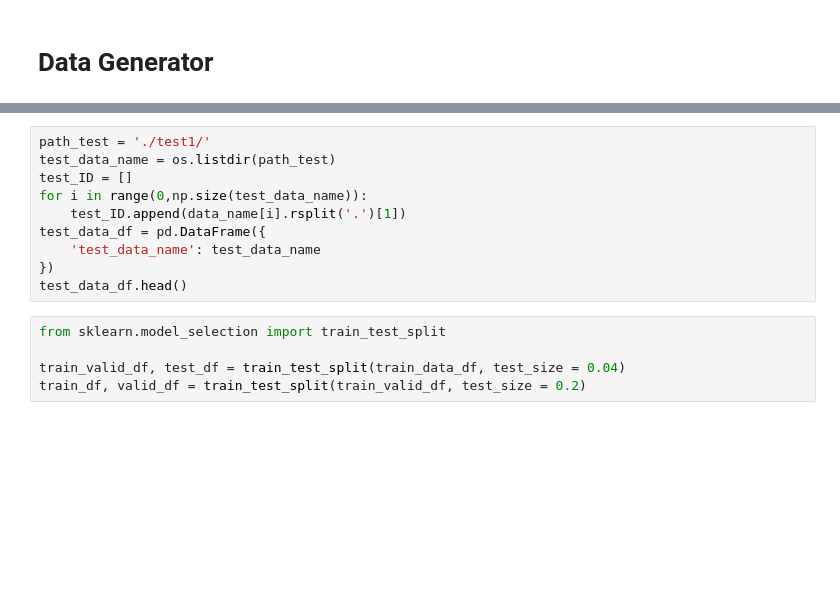
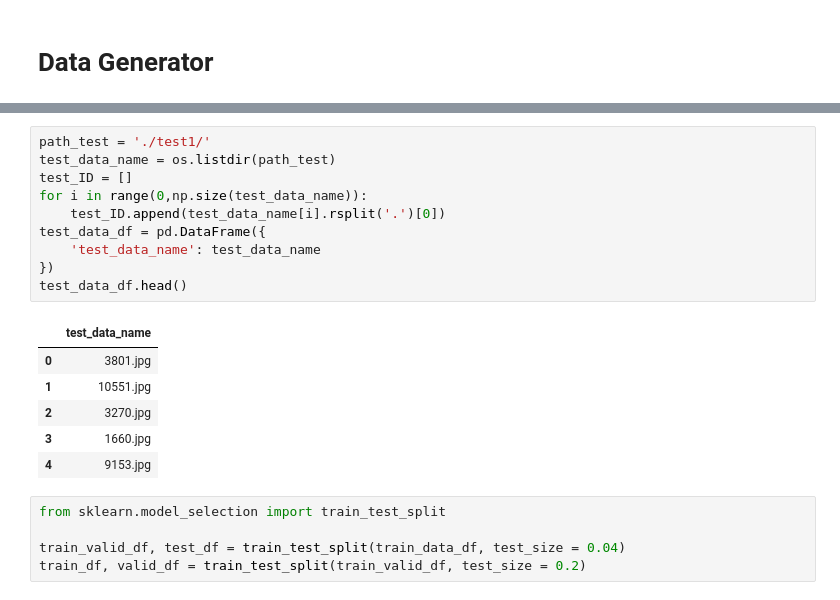
Before and after one commit to huayee16/Kaggle_Practice_Dogs_vs._Cats, a Jupyter notebook: cat-dog-resnet.ipynb, the cells around one changed output, grey strips where cells are left out. Saved outputs shown, nothing was run; the diff lists cells and outputs as text; blank space fills up the shorter version.

```diff
--- a/cat-dog-resnet.ipynb
+++ b/cat-dog-resnet.ipynb
@@ -44,13 +55,20 @@ train_data_df.head()
 # %%
 path_test = './test1/'
 test_data_name = os.listdir(path_test)
 test_ID = []
 for i in range(0,np.size(test_data_name)):
-    test_ID.append(data_name[i].rsplit('.')[1])
+    test_ID.append(test_data_name[i].rsplit('.')[0])
 test_data_df = pd.DataFrame({
     'test_data_name': test_data_name
 })
 test_data_df.head()
+# %% [output]
+|  | test_data_name |
+| 0 | 3801.jpg |
+| 1 | 10551.jpg |
+| 2 | 3270.jpg |
+| 3 | 1660.jpg |
+| 4 | 9153.jpg |
 # %%
 from sklearn.model_selection import train_test_split
 
```
Also changed, not shown: parts of 13 cells of this notebook.
